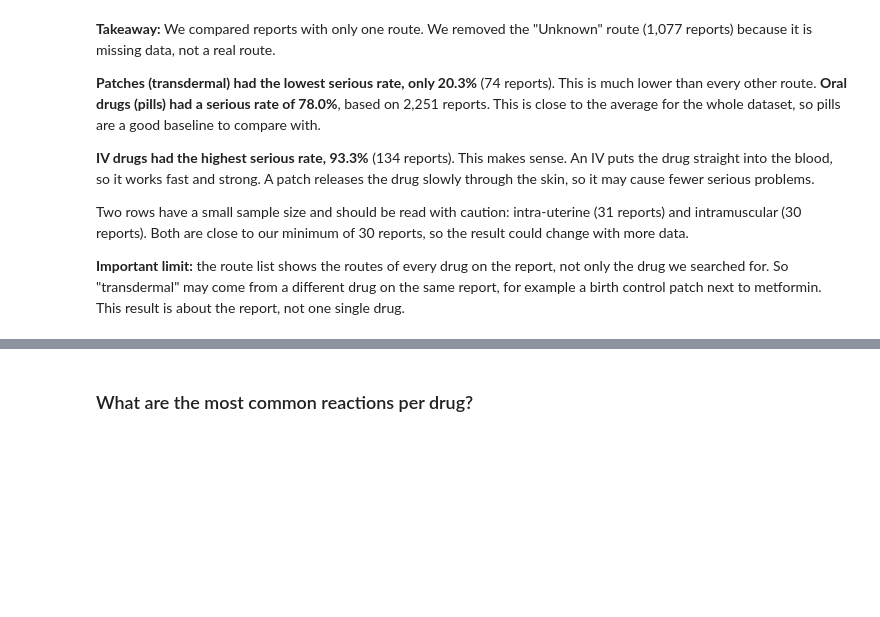
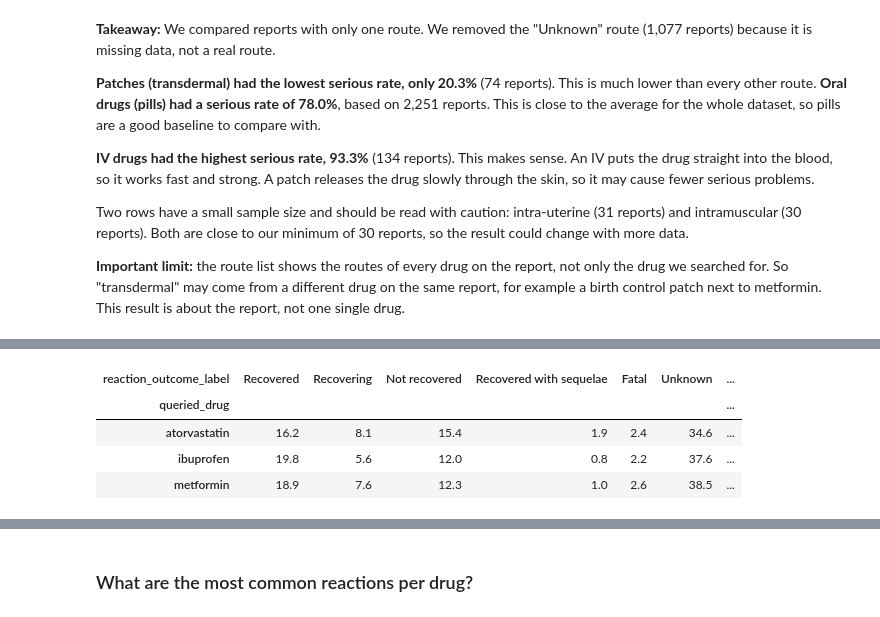
Before and after one commit to NattakanO/healthcare_drug_safety_analysis, a Jupyter notebook: data_exploration.ipynb, the cells around one changed output, grey strips where cells are left out. Drawn from its saved outputs; the diff is of its cells as text; code cells hidden in the pictures; blank space fills up the shorter version.

```diff
--- a/data_exploration.ipynb
+++ b/data_exploration.ipynb
@@ -763,0 +788,16 @@ metformin. This result is about the report, not one single drug.
+# %%
+q3 = (
+    df.groupby("queried_drug")["reaction_outcome_label"]
+    .value_counts(normalize=True)
+    .unstack()
+    .reindex(columns=outcome_order)
+    .mul(100)
+    .round(1)
+)
+q3
+# %% [output]
+| reaction_outcome_label | Recovered | Recovering | Not recovered | Recovered with sequelae | Fatal | Unknown | ... |
+| queried_drug |  |  |  |  |  |  | ... |
+| atorvastatin | 16.2 | 8.1 | 15.4 | 1.9 | 2.4 | 34.6 | ... |
+| ibuprofen | 19.8 | 5.6 | 12.0 | 0.8 | 2.2 | 37.6 | ... |
+| metformin | 18.9 | 7.6 | 12.3 | 1.0 | 2.6 | 38.5 | ... |
```
Also changed, not shown: parts of 3 cells of this notebook, 1 other file.
